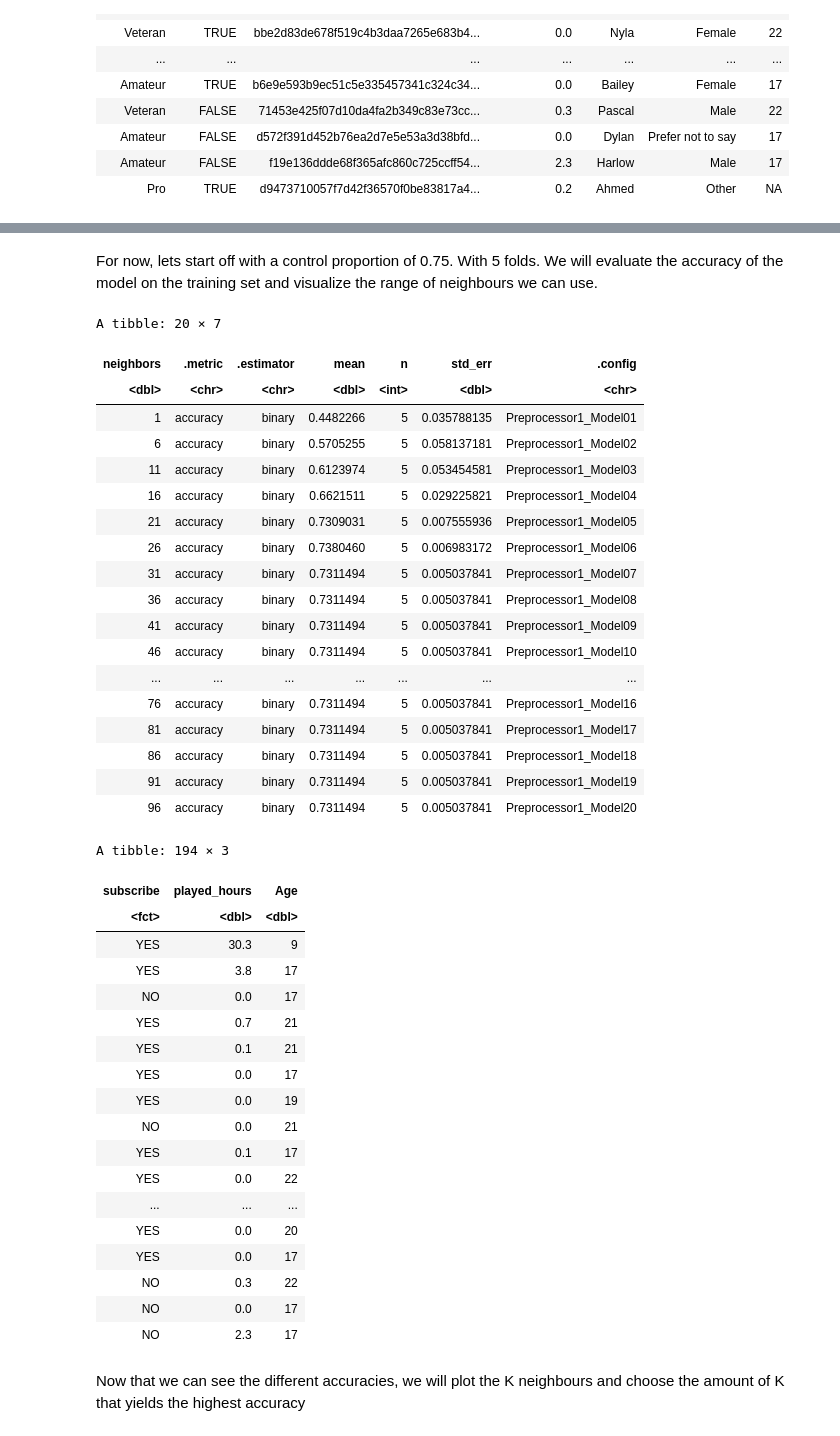
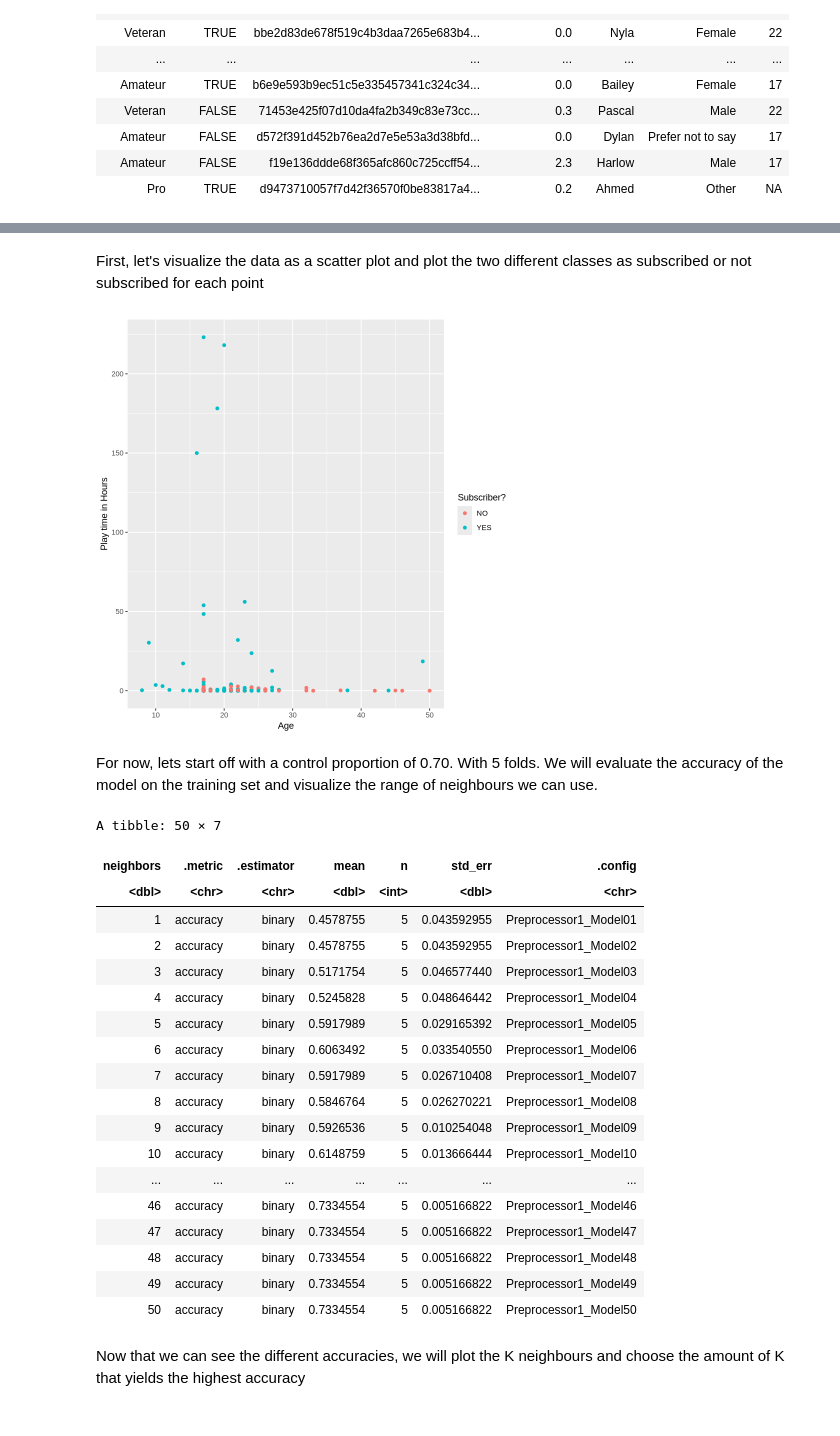
Before and after one commit to halenho/DS_PROJECT, a Jupyter notebook: DSCI FINAL PROJECT Report.ipynb, the cells around one changed output, grey strips where cells are left out. Drawn from its saved outputs; the diff is of its cells as text; code cells hidden in the pictures.

```diff
--- a/DSCI FINAL PROJECT Report.ipynb
+++ b/DSCI FINAL PROJECT Report.ipynb
@@ -68 +66,12 @@ Caused by error in `fct_recode()`:
+# %% [markdown]
+First, let's visualize the data as a scatter plot and plot the two different classes as subscribed or not subscribed for each point
+# %%
+subscribed_players_plot <- ggplot(players_cleaner, aes(y = played_hours, x = Age, color = subscribe)) +
+        geom_point() +
+        labs(y = "Play time in Hours",
+             x = "Age",
+             color = "Subscriber?")
+subscribed_players_plot
+# %% [output]
+[figure, added]
 # %%
@@ -70,5 +79,5 @@ set.seed(6072005)
 # %% [markdown]
-For now, lets start off with a control proportion of 0.75. With 5 folds.
+For now, lets start off with a control proportion of 0.70. With 5 folds.
 We will evaluate the accuracy of the model on the training set and visualize the range of neighbours we can use.
 # %%
 
@@ -79,72 +88,53 @@ players_cleaner <- players_clean |>
                                               "NO" = "FALSE")) |>
                 drop_na()
 
-players_split <- initial_split(players_cleaner, prop = 0.75, strata = subscribe)
+players_split <- initial_split(players_cleaner, prop = 0.70, strata = subscribe)
 players_training <- training(players_split)
 players_testing <- testing(players_split)
 
 
 players_spec <- nearest_neighbor(weight_func = "rectangular", neighbors = tune()) |>
                 set_engine("kknn") |>
                 set_mode("classification")
 
 players_recipe <- recipe(subscribe ~ ., data = players_training) |>
                 step_scale(all_predictors()) |>
                 step_center(all_predictors())
 
 players_vfold <- vfold_cv(players_training, v = 5, strata = subscribe)
 
 k_vals <- tibble(neighbors = seq(from = 1, to = 50, by = 1))
 
 players_results <- workflow() |>
                     add_recipe(players_recipe) |>
                     add_model(players_spec) |>
                     tune_grid(resamples = players_vfold, grid = k_vals ) |>
                     collect_metrics()
 
 
 accuracies <- players_results |>
                 filter(.metric == "accuracy")
 accuracies
 # %% [output]
-A tibble: 20 × 7
+A tibble: 50 × 7
 | neighbors | .metric | .estimator | mean | n | std_err | .config |
 | <dbl> | <chr> | <chr> | <dbl> | <int> | <dbl> | <chr> |
-| 1 | accuracy | binary | 0.4482266 | 5 | 0.035788135 | Preprocessor1_Model01 |
-| 6 | accuracy | binary | 0.5705255 | 5 | 0.058137181 | Preprocessor1_Model02 |
-| 11 | accuracy | binary | 0.6123974 | 5 | 0.053454581 | Preprocessor1_Model03 |
-| 16 | accuracy | binary | 0.6621511 | 5 | 0.029225821 | Preprocessor1_Model04 |
-| 21 | accuracy | binary | 0.7309031 | 5 | 0.007555936 | Preprocessor1_Model05 |
-| 26 | accuracy | binary | 0.7380460 | 5 | 0.006983172 | Preprocessor1_Model06 |
-| 31 | accuracy | binary | 0.7311494 | 5 | 0.005037841 | Preprocessor1_Model07 |
-| 36 | accuracy | binary | 0.7311494 | 5 | 0.005037841 | Preprocessor1_Model08 |
-| 41 | accuracy | binary | 0.7311494 | 5 | 0.005037841 | Preprocessor1_Model09 |
-| 46 | accuracy | binary | 0.7311494 | 5 | 0.005037841 | Preprocessor1_Model10 |
+| 1 | accuracy | binary | 0.4578755 | 5 | 0.043592955 | Preprocessor1_Model01 |
+| 2 | accuracy | binary | 0.4578755 | 5 | 0.043592955 | Preprocessor1_Model02 |
+| 3 | accuracy | binary | 0.5171754 | 5 | 0.046577440 | Preprocessor1_Model03 |
+| 4 | accuracy | binary | 0.5245828 | 5 | 0.048646442 | Preprocessor1_Model04 |
+| 5 | accuracy | binary | 0.5917989 | 5 | 0.029165392 | Preprocessor1_Model05 |
+| 6 | accuracy | binary | 0.6063492 | 5 | 0.033540550 | Preprocessor1_Model06 |
+| 7 | accuracy | binary | 0.5917989 | 5 | 0.026710408 | Preprocessor1_Model07 |
+| 8 | accuracy | binary | 0.5846764 | 5 | 0.026270221 | Preprocessor1_Model08 |
+| 9 | accuracy | binary | 0.5926536 | 5 | 0.010254048 | Preprocessor1_Model09 |
+| 10 | accuracy | binary | 0.6148759 | 5 | 0.013666444 | Preprocessor1_Model10 |
 | ... | ... | ... | ... | ... | ... | ... |
-| 76 | accuracy | binary | 0.7311494 | 5 | 0.005037841 | Preprocessor1_Model16 |
-| 81 | accuracy | binary | 0.7311494 | 5 | 0.005037841 | Preprocessor1_Model17 |
-| 86 | accuracy | binary | 0.7311494 | 5 | 0.005037841 | Preprocessor1_Model18 |
-| 91 | accuracy | binary | 0.7311494 | 5 | 0.005037841 | Preprocessor1_Model19 |
-| 96 | accuracy | binary | 0.7311494 | 5 | 0.005037841 | Preprocessor1_Model20 |
+| 46 | accuracy | binary | 0.7334554 | 5 | 0.005166822 | Preprocessor1_Model46 |
+| 47 | accuracy | binary | 0.7334554 | 5 | 0.005166822 | Preprocessor1_Model47 |
+| 48 | accuracy | binary | 0.7334554 | 5 | 0.005166822 | Preprocessor1_Model48 |
+| 49 | accuracy | binary | 0.7334554 | 5 | 0.005166822 | Preprocessor1_Model49 |
+| 50 | accuracy | binary | 0.7334554 | 5 | 0.005166822 | Preprocessor1_Model50 |
-A tibble: 194 × 3
-| subscribe | played_hours | Age |
-| <fct> | <dbl> | <dbl> |
-| YES | 30.3 | 9 |
-| YES | 3.8 | 17 |
-| NO | 0.0 | 17 |
-| YES | 0.7 | 21 |
-| YES | 0.1 | 21 |
-| YES | 0.0 | 17 |
-| YES | 0.0 | 19 |
-| NO | 0.0 | 21 |
-| YES | 0.1 | 17 |
-| YES | 0.0 | 22 |
-| ... | ... | ... |
-| YES | 0.0 | 20 |
-| YES | 0.0 | 17 |
-| NO | 0.3 | 22 |
-| NO | 0.0 | 17 |
-| NO | 2.3 | 17 |
 # %% [markdown]
 Now that we can see the different accuracies, we will plot the K neighbours and choose the amount of K that yields the highest accuracy
 # %%
```
Also changed, not shown: parts of 22 cells of this notebook.
